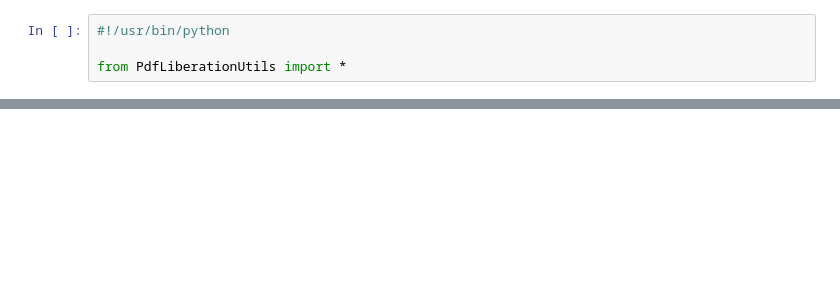
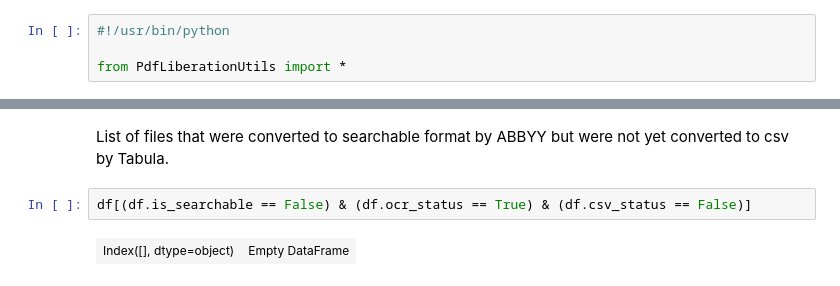
Before and after one commit to pdfliberation/Jersey-City-Budget-PDF-Liberation, a Jupyter notebook: PDFLiberation.ipynb, the cells around one changed output, grey strips where cells are left out. Cells and saved outputs as stored; diff of their text form; blank space fills up the shorter version.

```diff
--- a/PDFLiberation.ipynb
+++ b/PDFLiberation.ipynb
@@ -86,0 +109,6 @@ print df
+# %% [markdown]
+List of files that were converted to searchable format by ABBYY but were not yet converted to csv by Tabula.
+# %%
+df[(df.is_searchable == False) & (df.ocr_status == True) & (df.csv_status == False)]
+# %% [output]
+| Index([], dtype=object) | Empty DataFrame |
```
Also changed, not shown: parts of 58 cells of this notebook, 1 other file.
